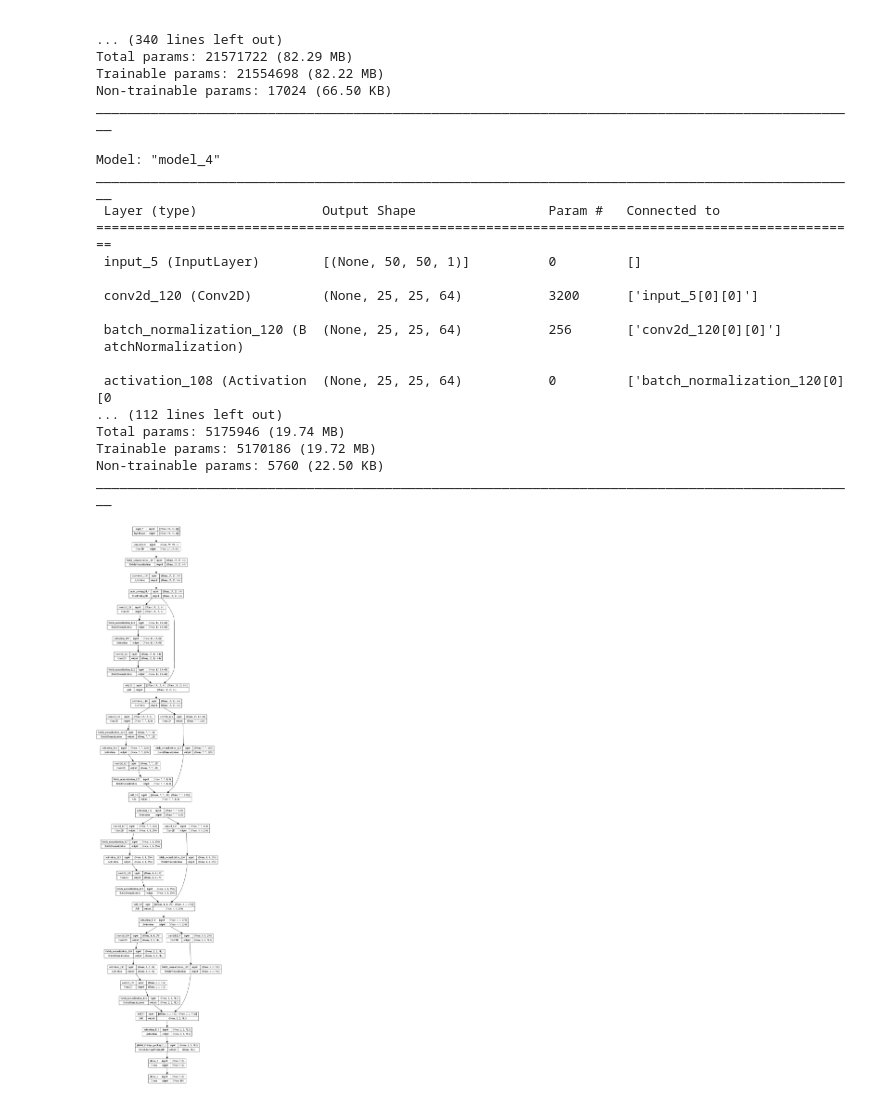
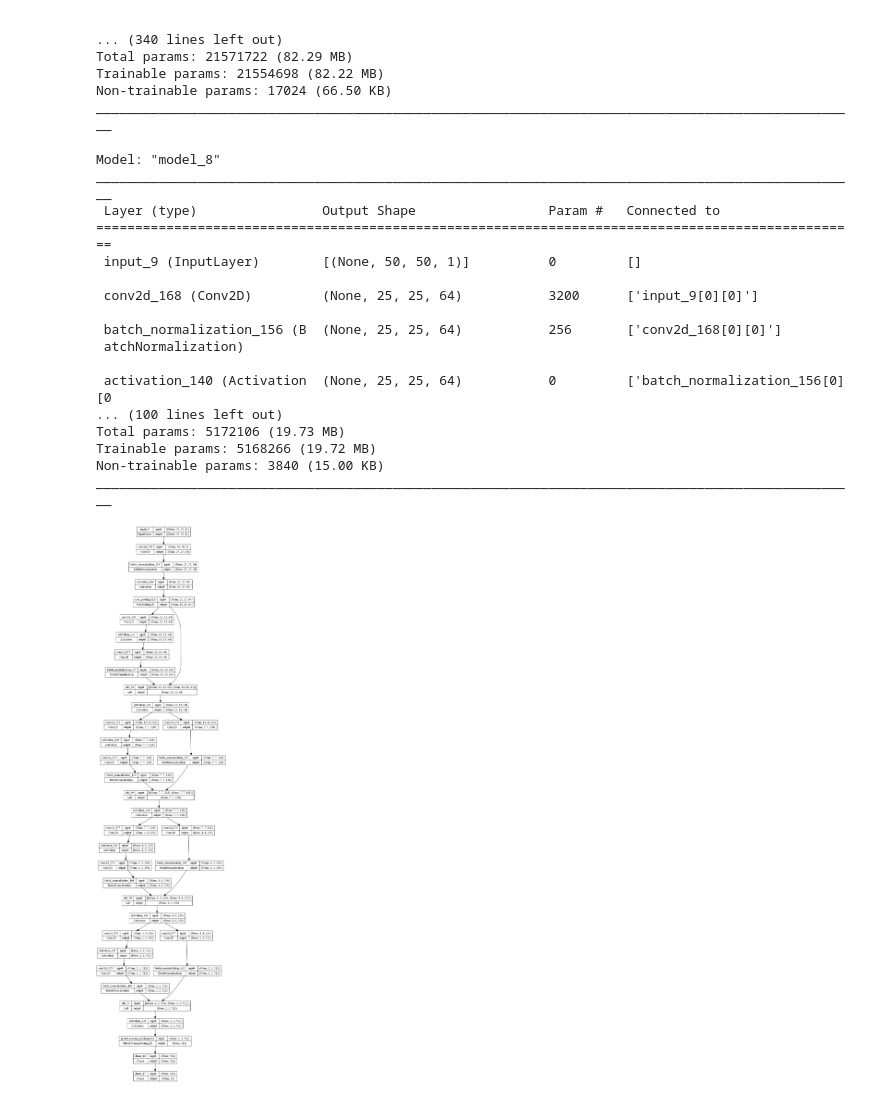
Before and after one commit to FahimHabib20/Bangla-Handwritten-Character-Recognition-BHCR-using-Deep-Learning-Models, a Jupyter notebook: ResNet_version/Matrix-ResNet152V2.ipynb, the cells around one changed output. Cells and saved outputs as stored; diff of their text form; code cells hidden in the pictures.

```diff
--- a/ResNet_version/Matrix-ResNet152V2.ipynb
+++ b/ResNet_version/Matrix-ResNet152V2.ipynb
@@ -499,7 +499,7 @@ def residual_block_v2(x, filters, strides=1):
         shortcut = layers.BatchNormalization()(shortcut)
 
     x = layers.Conv2D(filters, 3, strides=strides, padding='same')(x)
-    x = layers.BatchNormalization()(x)
+
     x = layers.Activation('relu')(x)
 
     x = layers.Conv2D(filters, 3, padding='same')(x)
@@ -536,41 +536,41 @@ def create_resnet152v2(input_shape, num_classes):
     outputs = layers.Dense(num_classes, activation='softmax')(x)
 
     # Create model
     model = models.Model(inputs, outputs)
     return model
 
 # Define input shape and number of classes
 input_shape = (50, 50, 1)  # Assuming 50x50 grayscale images
-num_classes = 10  # Example: 10 classes for classification
+
 
 # Create ResNet-152V2 model
 model = create_resnet152v2(input_shape, num_classes)
 
 # Save model architecture as .png image
 plot_model(model, to_file='resnet152v2_model.png', show_shapes=True)
 
 # Display model summary
 model.summary()
 
 
 #
 plot_model(model, to_file='model_architecture.png', show_shapes=True)
 # %% [output]
-Model: "model_4"
+Model: "model_8"
 __________________________________________________________________________________________________
  Layer (type)                Output Shape                 Param #   Connected to
 ==================================================================================================
- input_5 (InputLayer)        [(None, 50, 50, 1)]          0         []
+ input_9 (InputLayer)        [(None, 50, 50, 1)]          0         []
 
- conv2d_120 (Conv2D)         (None, 25, 25, 64)           3200      ['input_5[0][0]']
+ conv2d_168 (Conv2D)         (None, 25, 25, 64)           3200      ['input_9[0][0]']
 
- batch_normalization_120 (B  (None, 25, 25, 64)           256       ['conv2d_120[0][0]']
+ batch_normalization_156 (B  (None, 25, 25, 64)           256       ['conv2d_168[0][0]']
  atchNormalization)
 
- activation_108 (Activation  (None, 25, 25, 64)           0         ['batch_normalization_120[0][0
-... (112 lines left out)
-Total params: 5175946 (19.74 MB)
-Trainable params: 5170186 (19.72 MB)
-Non-trainable params: 5760 (22.50 KB)
+ activation_140 (Activation  (None, 25, 25, 64)           0         ['batch_normalization_156[0][0
+... (100 lines left out)
+Total params: 5172106 (19.73 MB)
+Trainable params: 5168266 (19.72 MB)
+Non-trainable params: 3840 (15.00 KB)
 __________________________________________________________________________________________________
-[figure, old version]
+[figure, new version]
```
